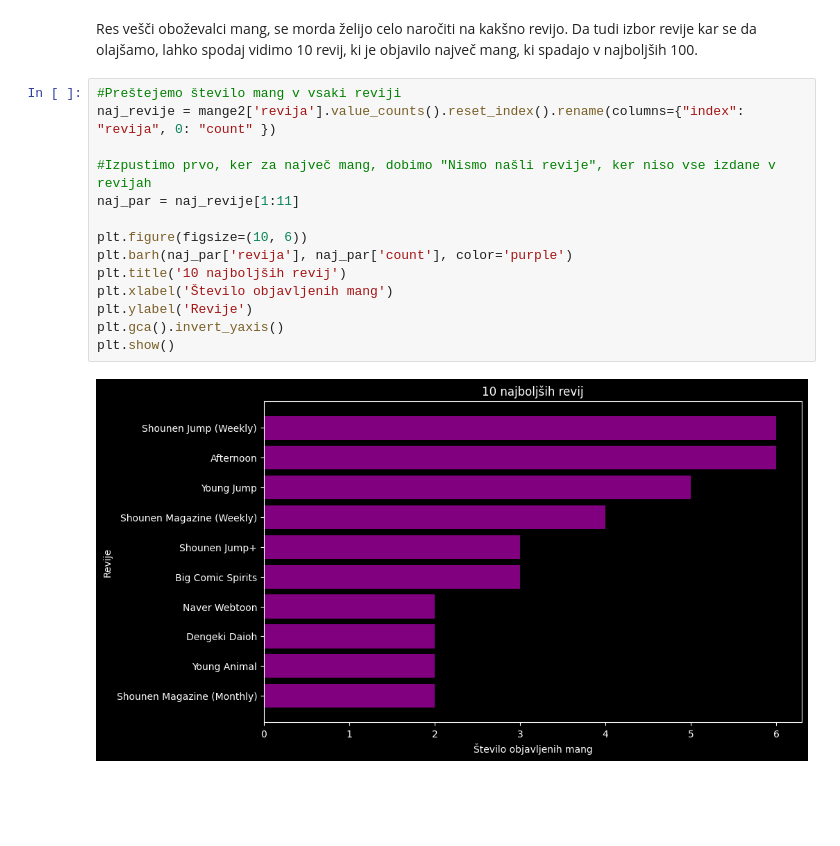
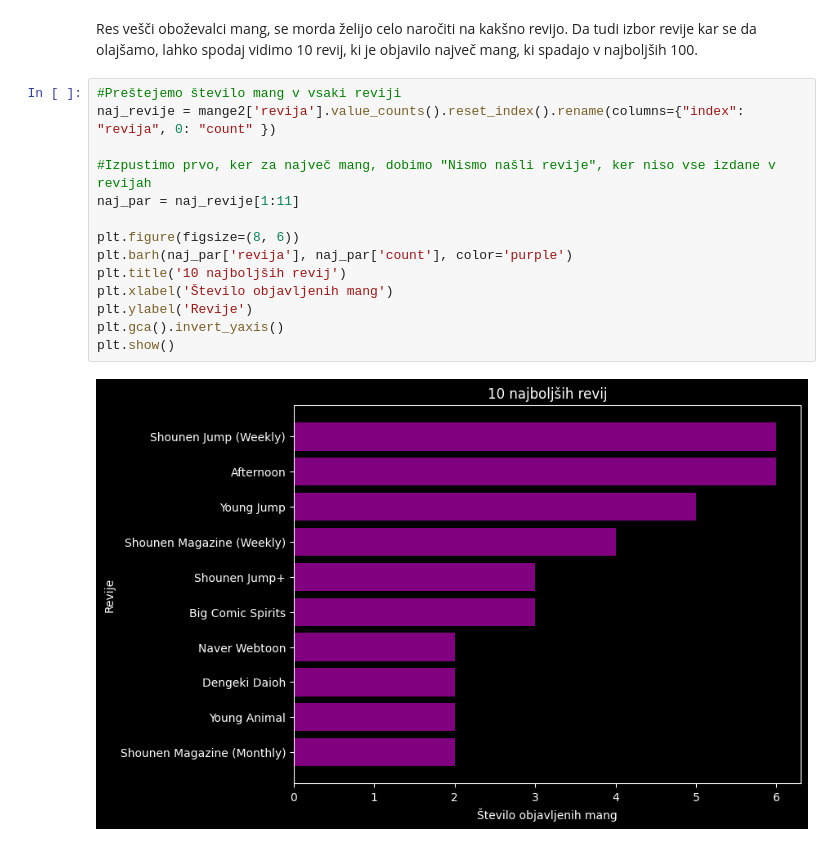
Before and after one commit to slaparj/Projektna_naloga-UVP, a Jupyter notebook: analiza.ipynb, the cells around one changed output. Drawn from its saved outputs; the diff is of its cells as text; blank space fills up the shorter version.

```diff
--- a/analiza.ipynb
+++ b/analiza.ipynb
@@ -165,17 +165,17 @@ Res vešči oboževalci mang, se morda želijo celo naročiti na kakšno revijo.
 # %%
 #Preštejemo število mang v vsaki reviji
 naj_revije = mange2['revija'].value_counts().reset_index().rename(columns={"index": "revija", 0: "count" })
 
 #Izpustimo prvo, ker za največ mang, dobimo "Nismo našli revije", ker niso vse izdane v revijah
 naj_par = naj_revije[1:11]
 
-plt.figure(figsize=(10, 6))
+plt.figure(figsize=(8, 6))
 plt.barh(naj_par['revija'], naj_par['count'], color='purple')
 plt.title('10 najboljših revij')
 plt.xlabel('Število objavljenih mang')
 plt.ylabel('Revije')
 plt.gca().invert_yaxis()
 plt.show()
 # %% [output]
-[figure, old version]
+[figure, new version]
 # %%
```
Also changed, not shown: parts of 4 cells of this notebook.
